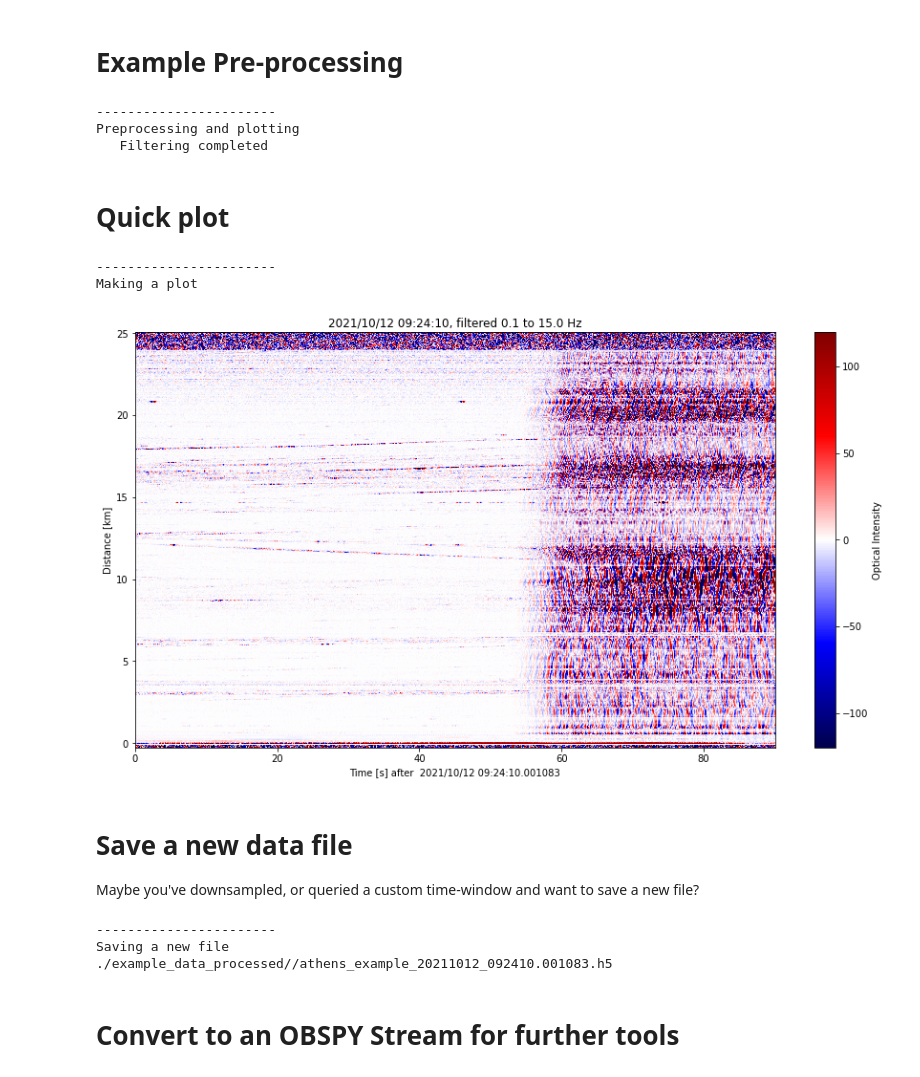
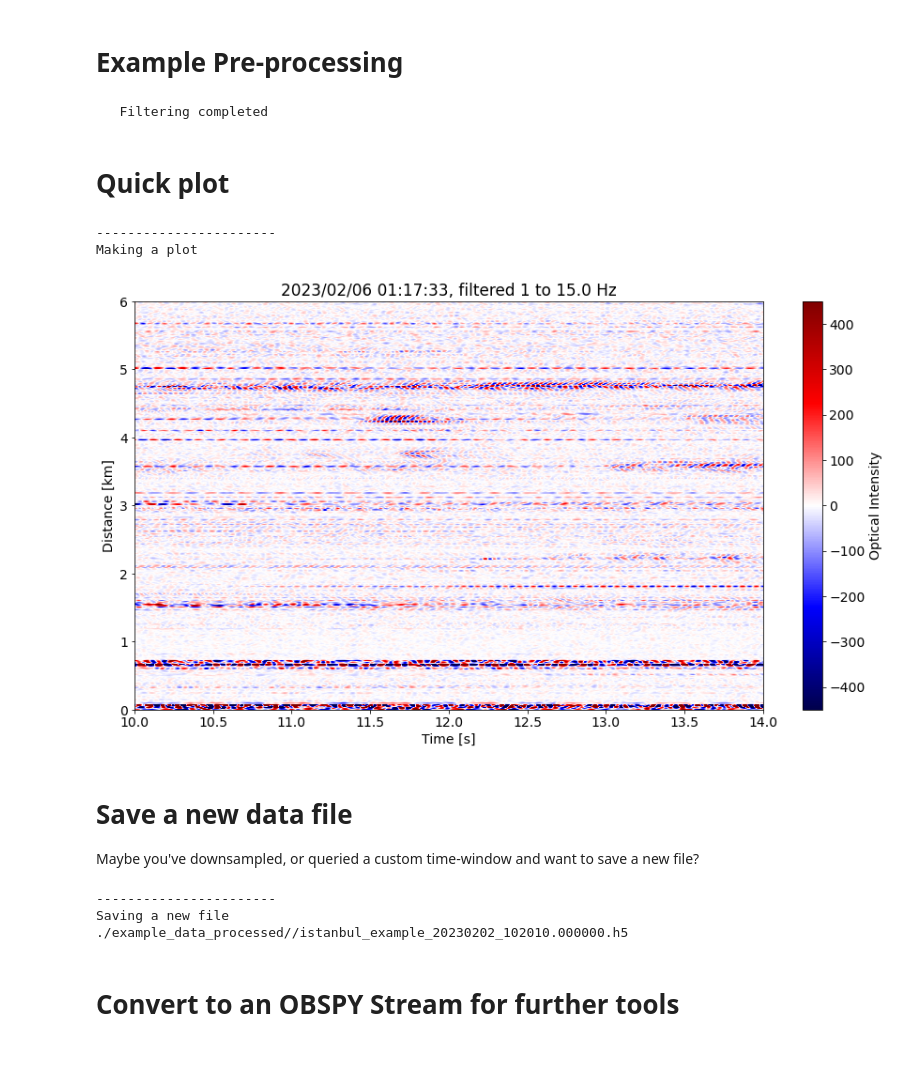
Before and after one commit to dcbowden/ETH_DAS_readers, a Jupyter notebook: 1_example_custom_load.ipynb, the cells around one changed output. Saved outputs shown, nothing was run; the diff lists cells and outputs as text; code cells hidden in the pictures.

```diff
--- a/1_example_custom_load.ipynb
+++ b/1_example_custom_load.ipynb
@@ -15,7 +15,7 @@ from pydas_readers.util import block_filters
 # %%
 #############################################
 #-- Option 1: Specify an H5 file by name (as in "0_simplest_example.ipynb"):
-data, headers, axis = load_das_h5.load_file('./example_data_Athens/data_raw_epoch2/2021_10_12/athens_50Hz_20211012_092408.401083.h5')
+data, headers, axis = load_das_h5.load_file('./example_data_Istanbul/20230203_epoch2_8km/20230206/istanbul_UTC_20230206_011729.454.h5')
 
 
 t0 = headers['t0']
@@ -63,18 +63,12 @@ etc...
 #--   To handle different organizations, the script will need to be modified.
 print("-----------------------")
 print("Loading a custom time window from multiple files:")
-
-
-#-- Specify a start time and end time with Datetime objects
-t_start = datetime(2021,9,27,10,49,20)
-#-- or --
-t_start = datetime.strptime('2021/10/12 09:24:10.0', '%Y/%m/%d %H:%M:%S.%f')
-t_end   = datetime.strptime('2021/10/12 09:25:40.0', '%Y/%m/%d %H:%M:%S.%f')
-
+t_start = datetime.strptime('2023/02/06 01:17:34.0', '%Y/%m/%d %H:%M:%S.%f')
+t_end   = datetime.strptime('2023/02/06 01:17:54.0', '%Y/%m/%d %H:%M:%S.%f')
 
 #-- Load!
-input_dir = "./example_data_Athens/data_raw_epoch2/"
-data, headers, axis = load_das_h5.load_das_custom(t_start, t_end, input_dir = input_dir, verbose=False)
+input_dir = "./example_data_Istanbul"
+data, headers, axis = load_das_h5.load_das_custom(t_start, t_end, input_dir=input_dir, verbose=False, convert=False)
 
 
 
@@ -139,78 +133,51 @@ This is the advantage of HDF5 files: we can quickly load headers without touchin
 # %% [markdown]
 # Example Pre-processing
 # %%
-#-- Downsample
-print("-----------------------")
-print("Preprocessing and plotting")
-fs = headers['fs']
-t0 = headers['t0']
-
-#-- The example data here has already been downsampled to 50Hz, so no further downsampling is needed
-#-- but here is how one might do this:
-downsample_factor = 1
-if(downsample_factor > 1):
-    data2 = block_filters.chebychev_lowpass_downsamp(data,fs,downsample_factor)
-
-    # Redo tt and datetimes accordingly
-    tt = np.arange(0, np.shape(data2)[0]/fs*downsample_factor, 1.0/fs*downsample_factor)
-    date_times = [None]*len(tt)
-    for i,t in enumerate(tt):
-        #date_times.append((final_t0+t)._get_datetime())
-        date_times[i] = t0 + timedelta(seconds=t)
-
-    headers['fs'] = fs/downsample_factor
-    headers['fs_orig'] = fs
-    headers['npts'] = np.shape(data2)[0]
-    headers['nchan'] = np.shape(data2)[1]
-else:
-    data2 = data.copy()
-    downsample_factor = 1 # set to one for later divide-by-zero issues
-
 
 
 #-- Bandpass Filter
-f1 = 0.1
+f1 = 1
 f2 = 15.0
-data3 = block_filters.block_bandpass(data2, f1, f2, fs/downsample_factor, zerophase=False)
+data_filtered = block_filters.block_bandpass(data, f1, f2, headers['fs'], zerophase=False)
 print("   Filtering completed")
-
-
-#############################################
 # %% [output]
------------------------
-Preprocessing and plotting
    Filtering completed
 # %% [markdown]
 # Quick plot
 # %%
 print("-----------------------")
 print("Making a plot")
 dx = headers['dx']
 fm = headers['fm']
 d0 = headers['d0']
 fs = headers['fs']
 
 plt.rcParams.update({'font.size': 14})
 
 plt.figure(figsize=(15,8))
 ax = plt.gca()
 
-plt.imshow(data.T, aspect="auto", cmap='seismic', interpolation='antialiased',
+plt.imshow(data_filtered.T, aspect="auto", cmap='seismic', interpolation='antialiased',
         extent=(0,headers["npts"]/headers["fs"], headers["d1"]/1000,headers["d0"]/1000),
-        vmin=-120, vmax=120)
+        vmin=-450, vmax=450)
 
 plt.colorbar(label="Optical Intensity")
-plt.xlabel("Time [s] after  "+ datetime.strftime(headers["t0"], format='%Y/%m/%d %H:%M:%S.%f'))
+# plt.xlabel("Time [s] after  "+ datetime.strftime(headers["t0"], format='%Y/%m/%d %H:%M:%S.%f'))
+plt.xlabel("Time [s]")
 plt.ylabel("Distance [km]")
 plt.title("{0}, filtered {1} to {2} Hz".format(headers["t0"].strftime('%Y/%m/%d %H:%M:%S'),f1,f2))
 ax.invert_yaxis()
+plt.xlim([10,14])
+plt.ylim([0, 6])
+# plt.savefig("example.png",bbox_inches="tight")
+plt.show()
 
-# plt.savefig("example_figure.png",bbox_inches="tight")
-plt.show()
+
+#21002
 # %% [output]
 -----------------------
 Making a plot
-[figure, old version]
+[figure, new version]
 # %% [markdown]
 # Save a new data file
 Maybe you've downsampled, or queried a custom time-window and want to save a new file?
@@ -221,19 +188,19 @@ print("-----------------------")
 print("Saving a new file")
 
 save_dir = "./example_data_processed/"
-new_filename = "{0}/athens_example_{1}.h5".format(save_dir, t0.strftime('%Y%m%d_%H%M%S.%f'))
+new_filename = "{0}/istanbul_example_{1}.h5".format(save_dir, t0.strftime('%Y%m%d_%H%M%S.%f'))
 print(new_filename)
 
 #-- If you've downsampled, remember to update fs
 # fs = fs/downsample_factor
 
-write_das_h5.write_block(data2,headers,new_filename)
+write_das_h5.write_block(data_filtered,headers,new_filename)
 
 #############################################
 # %% [output]
 -----------------------
 Saving a new file
-./example_data_processed//athens_example_20211012_092410.001083.h5
+./example_data_processed//istanbul_example_20230202_102010.000000.h5
 # %% [markdown]
 # Convert to an OBSPY Stream for further tools
 # %%
```
Also changed, not shown: parts of 3 cells of this notebook, 20 other files.
